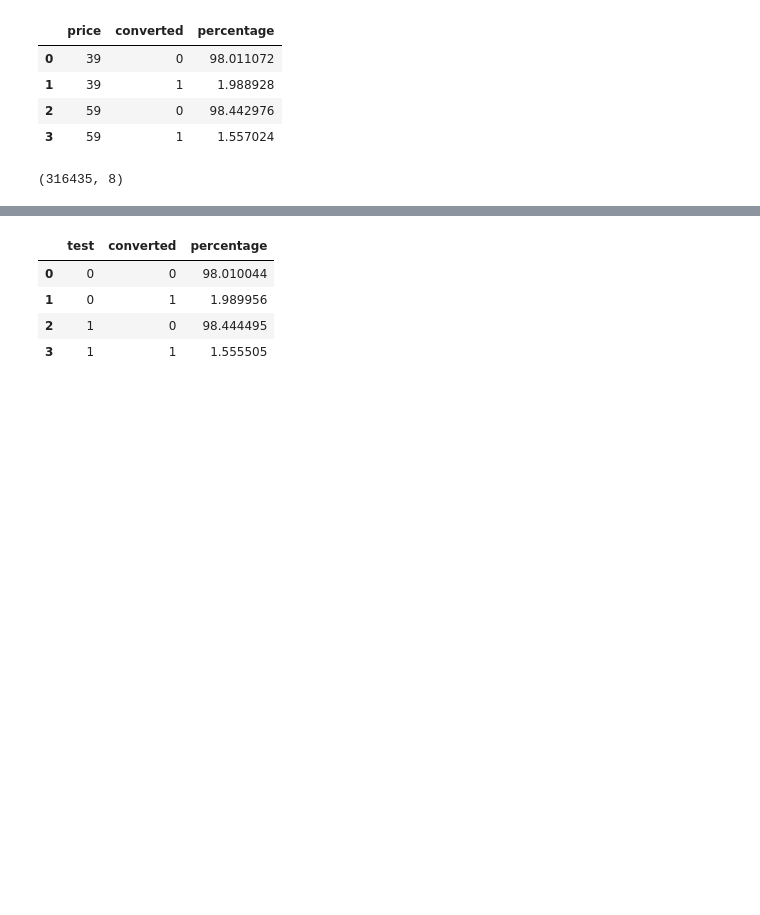
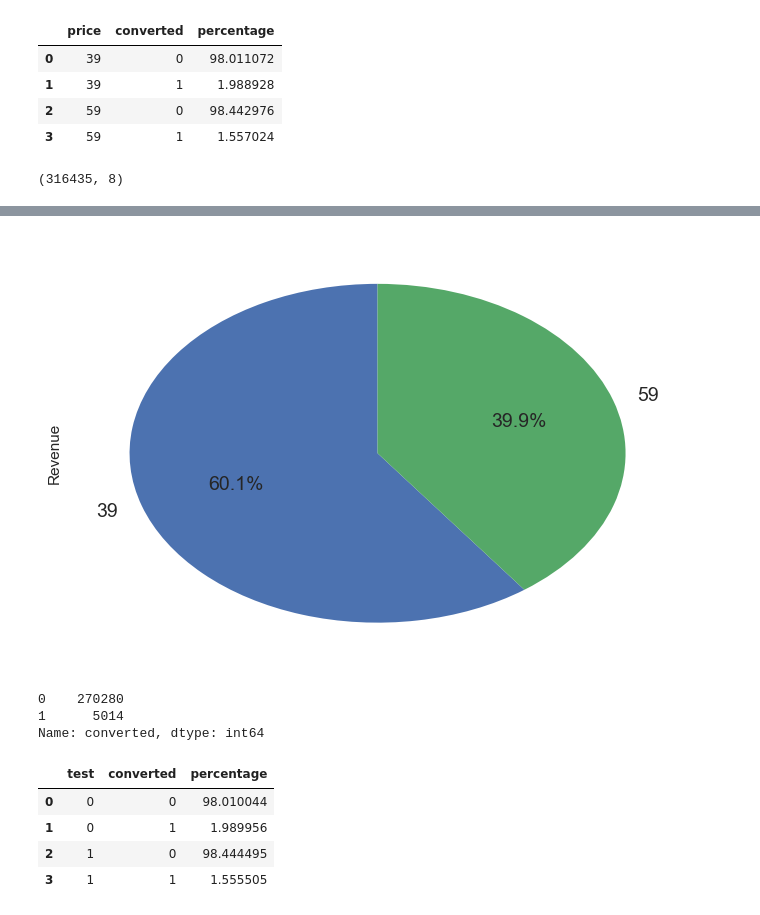
Before and after one commit to MFazel1/Data-Challenge-2, a Jupyter notebook: A:B testing on price/A:B Testing.ipynb, the cells around one changed output, grey strips where cells are left out. Drawn from its saved outputs; the diff is of its cells as text; code cells hidden in the pictures; blank space fills up the shorter version.

```diff
--- a/A:B testing on price/A:B Testing.ipynb
+++ b/A:B testing on price/A:B Testing.ipynb
@@ -94,3 +153,15 @@ Clean_Test_Data.shape
+# %%
+Revenue.plot(kind='pie', y = 'Revenue', autopct='%1.1f%%',
+ startangle=90, shadow=False, labels=Revenue['price'], legend = False, fontsize=14)
+plt.show()
+# %% [output]
+[figure, added]
+# %%
+Df_merged.converted.value_counts()
+# %% [output]
+0    270280
+1      5014
+Name: converted, dtype: int64
 # %%
 Conevred_based_on_price=Clean_Test_Data.groupby(['price'])['converted'].value_counts(normalize=True).rename('percentage').mul(100).reset_index()
 Conevred_based_on_test=Clean_Test_Data.groupby(['test'])['converted'].value_counts(normalize=True).rename('percentage').mul(100).reset_index()
```
Also changed, not shown: parts of 8 cells of this notebook.
